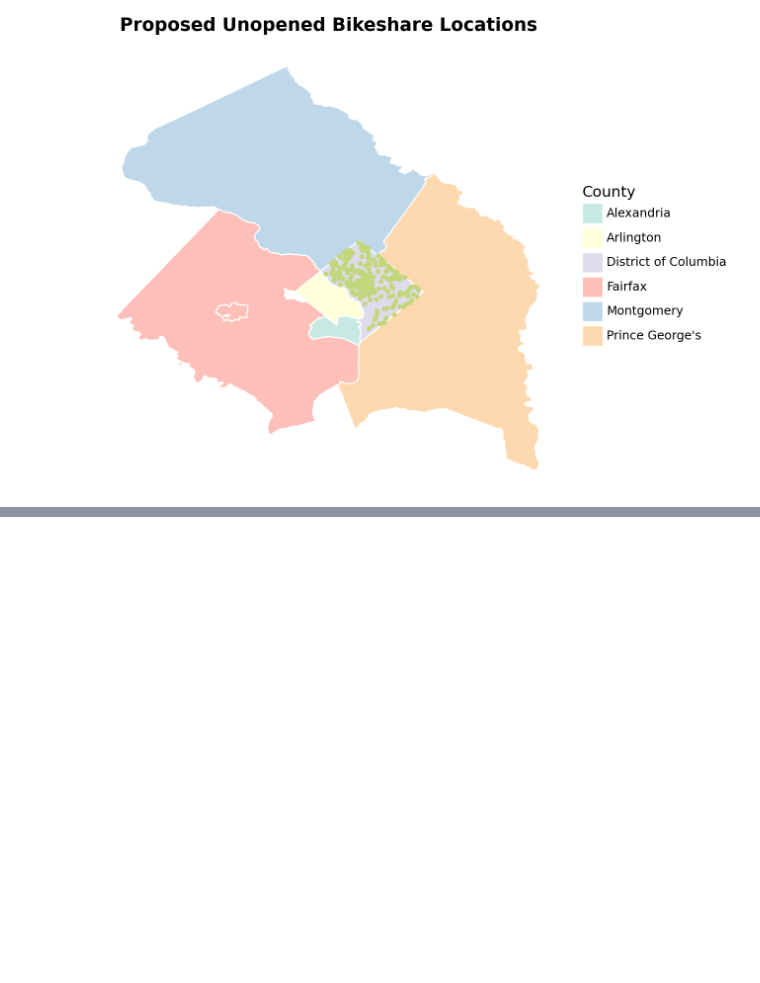
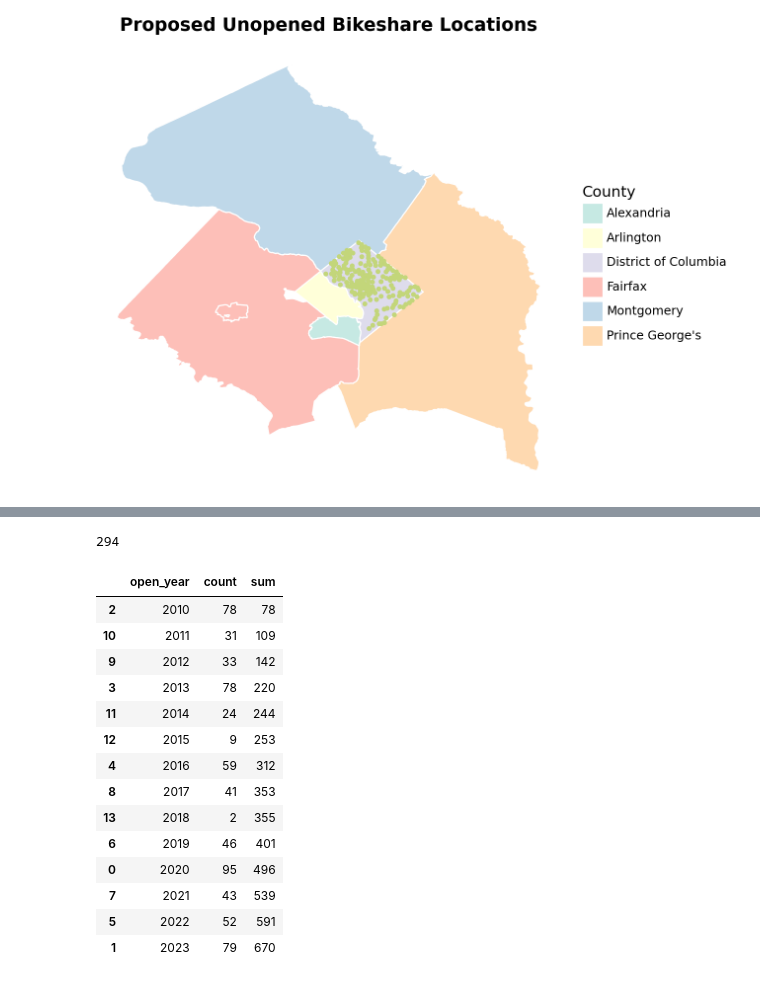
Before and after one commit to IbadatJarg/PPOL5203-Final_Project_Bikeshare, a Jupyter notebook: scripts/05_visualizations.ipynb, the cells around one changed output, grey strips where cells are left out. Cells and saved outputs as stored; diff of their text form; code cells hidden in the pictures; blank space fills up the shorter version.

```diff
--- a/scripts/05_visualizations.ipynb
+++ b/scripts/05_visualizations.ipynb
@@ -185,0 +214,23 @@ df_13
+# %%
+#compute number of stations with unknown opening years
+df['open_year'].isnull().sum()
+# %% [output]
+294
+# %%
+stations
+# %% [output]
+|  | open_year | count | sum |
+| 2 | 2010 | 78 | 78 |
+| 10 | 2011 | 31 | 109 |
+| 9 | 2012 | 33 | 142 |
+| 3 | 2013 | 78 | 220 |
+| 11 | 2014 | 24 | 244 |
+| 12 | 2015 | 9 | 253 |
+| 4 | 2016 | 59 | 312 |
+| 8 | 2017 | 41 | 353 |
+| 13 | 2018 | 2 | 355 |
+| 6 | 2019 | 46 | 401 |
+| 0 | 2020 | 95 | 496 |
+| 7 | 2021 | 43 | 539 |
+| 5 | 2022 | 52 | 591 |
+| 1 | 2023 | 79 | 670 |
```
Also changed, not shown: parts of 11 cells of this notebook.
